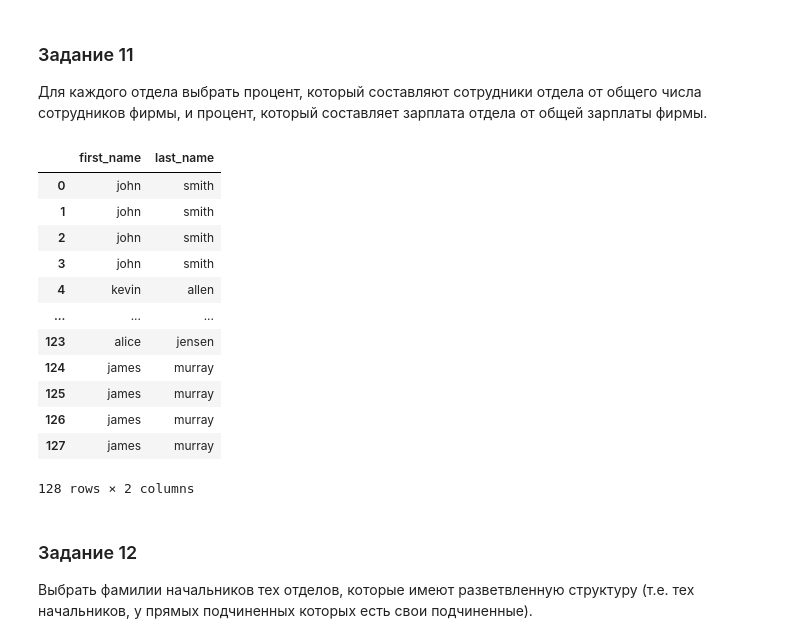
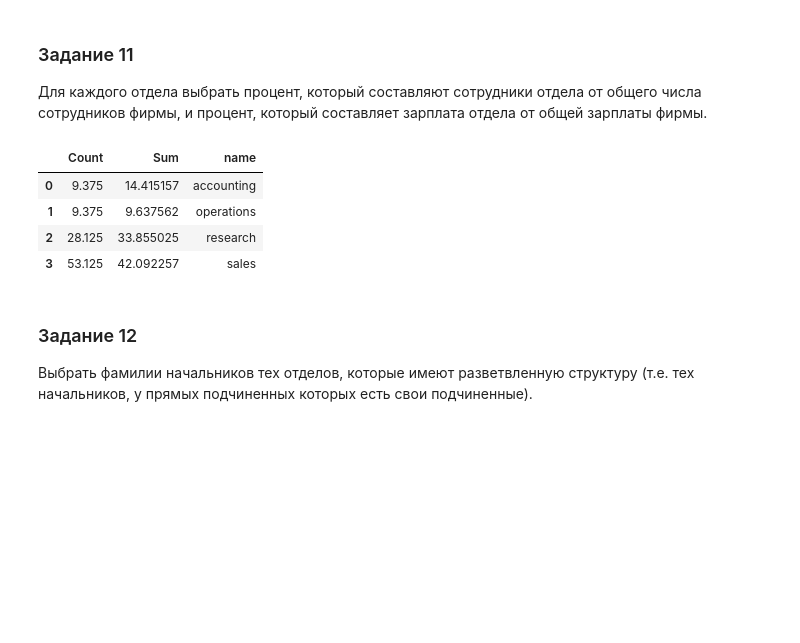
Before and after one commit to theysee/sberbank_reboot, a Jupyter notebook: Поток_3_Практика_к_занятию_5.ipynb, the cells around one changed output. Saved outputs shown, nothing was run; the diff lists cells and outputs as text; code cells hidden in the pictures; blank space fills up the shorter version.

```diff
--- a/Поток_3_Практика_к_занятию_5.ipynb
+++ b/Поток_3_Практика_к_занятию_5.ipynb
@@ -385,31 +361,28 @@ pd.read_sql_query('''
 # %% [markdown]
 ### Задание 11
 Для каждого отдела выбрать процент, который составляют сотрудники отдела от общего числа сотрудников фирмы, и процент, который составляет зарплата отдела от общей зарплаты фирмы.
-# %%
-pd.read_sql_query('''
-  SELECT
-    employee.first_name,
-    employee.last_name
-  FROM
-    department,
-    employee
-  WHERE
-    department.name = 'operations'
-''', conn)
-# %% [output]
-|  | first_name | last_name |
-| 0 | john | smith |
-| 1 | john | smith |
-| 2 | john | smith |
-| 3 | john | smith |
-| 4 | kevin | allen |
-| ... | ... | ... |
-| 123 | alice | jensen |
-| 124 | james | murray |
-| 125 | james | murray |
-| 126 | james | murray |
-| 127 | james | murray |
-128 rows × 2 columns
+# %%
+pd.read_sql_query('''
+  SELECT
+    (COUNT(employee.employee_id)/(SELECT COUNT(employee_id) AS 'Count' FROM employee GROUP BY 'Count'))*100 AS 'Percent Count',
+    (SUM(employee.salary)/(SELECT SUM(salary) AS 'Sum' FROM employee GROUP BY 'Sum'))*100 AS 'Percent Sum',
+    department.name
+  FROM
+    department
+  INNER JOIN
+    employee
+  ON department.department_id = employee.department_id
+  GROUP BY
+    department.name
+  ORDER BY
+    department.name
+''', conn)
+# %% [output]
+|  | Count | Sum | name |
+| 0 | 9.375 | 14.415157 | accounting |
+| 1 | 9.375 | 9.637562 | operations |
+| 2 | 28.125 | 33.855025 | research |
+| 3 | 53.125 | 42.092257 | sales |
 # %% [markdown]
 ### Задание 12
 Выбрать фамилии начальников тех отделов, которые имеют разветвленную структуру (т.е. тех начальников, у прямых подчиненных которых есть свои подчиненные).
```
Also changed, not shown: parts of 7 cells of this notebook.
